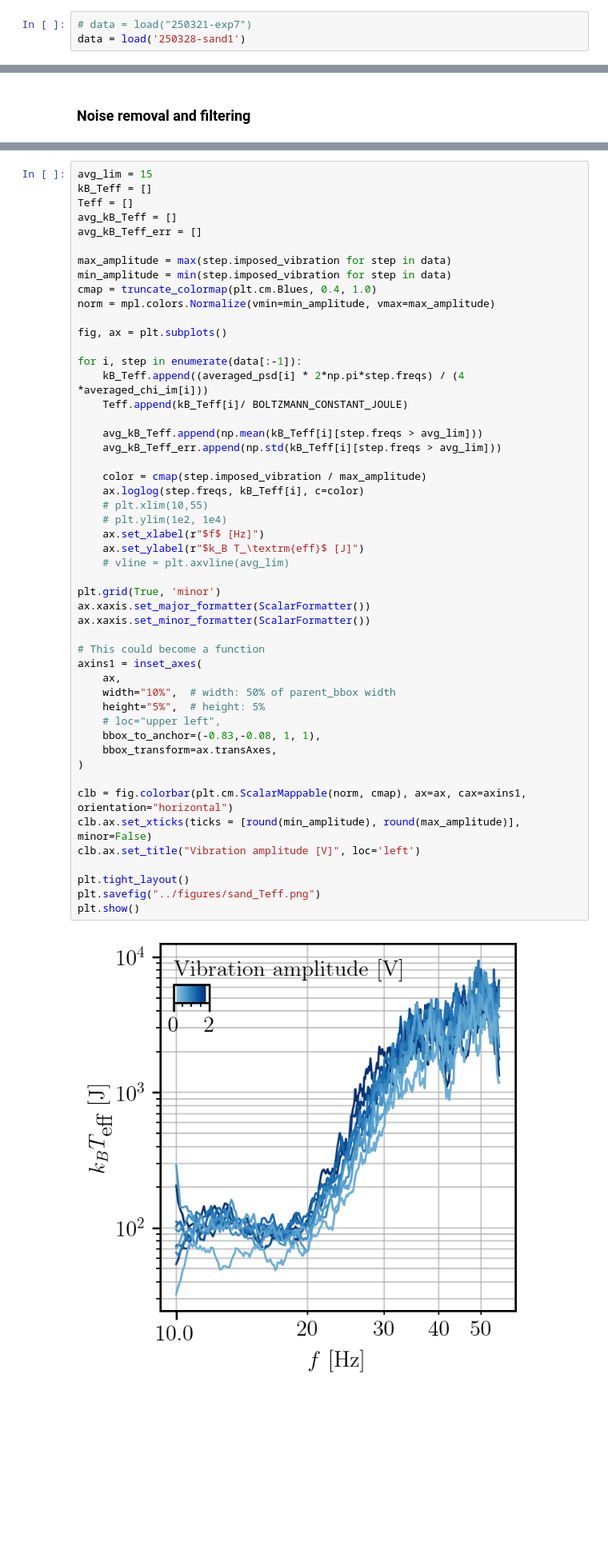
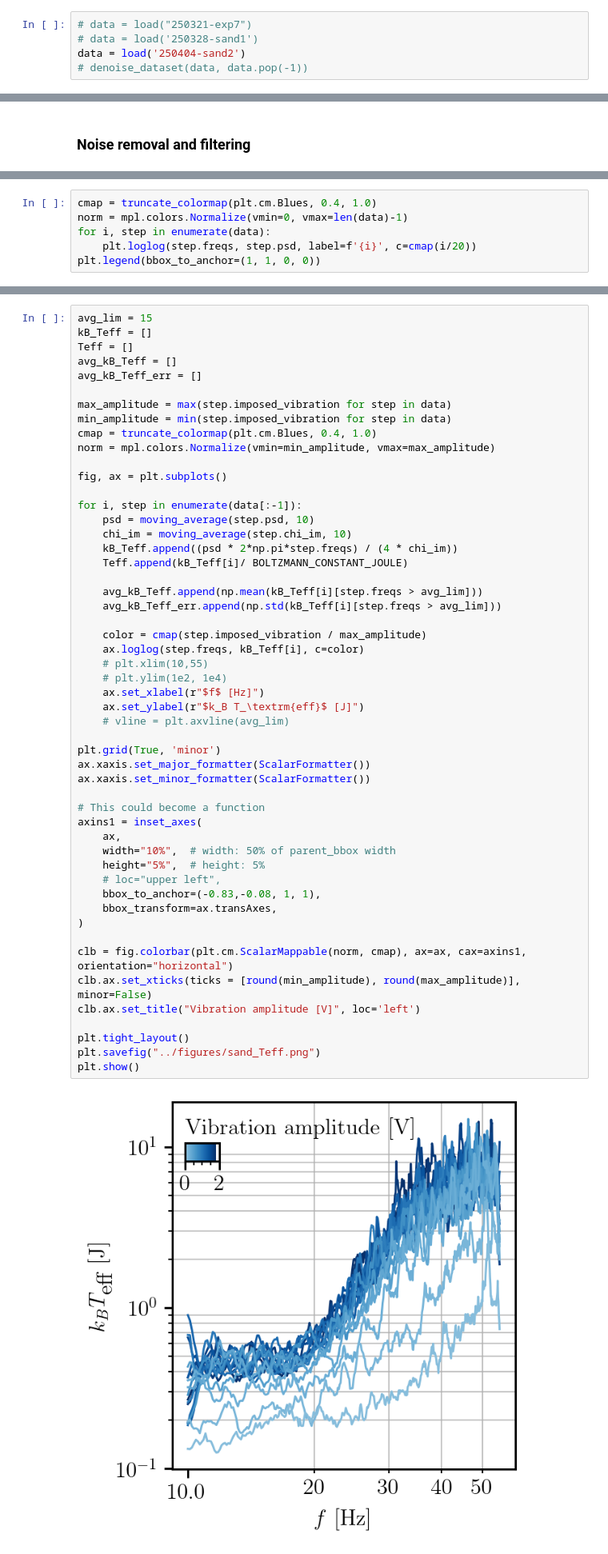
Before and after one commit to TomVdt/TPIII, a Jupyter notebook: 05-milieux-granulaires/analyse/exp2_sand_psd.ipynb, the cells around one changed output, grey strips where cells are left out. Shown at 80% size. Cells and saved outputs as stored; diff of their text form; blank space fills up the shorter version.

Commit message:
nice psd plot

```diff
--- a/05-milieux-granulaires/analyse/exp2_sand_psd.ipynb
+++ b/05-milieux-granulaires/analyse/exp2_sand_psd.ipynb
@@ -26,5 +26,7 @@ mpl.rcParams.update(rcParams)
 ## Load
 # %%
 # data = load("250321-exp7")
-data = load('250328-sand1')
+# data = load('250328-sand1')
+data = load('250404-sand2')
+# denoise_dataset(data, data.pop(-1))
 # %% [output]
@@ -79,0 +40,6 @@ for i, step in enumerate(data[:-1]):
+# %%
+cmap = truncate_colormap(plt.cm.Blues, 0.4, 1.0)
+norm = mpl.colors.Normalize(vmin=0, vmax=len(data)-1)
+for i, step in enumerate(data):
+    plt.loglog(step.freqs, step.psd, label=f'{i}', c=cmap(i/20))
+plt.legend(bbox_to_anchor=(1, 1, 0, 0))
@@ -92,7 +61,9 @@ norm = mpl.colors.Normalize(vmin=min_amplitude, vmax=max_amplitude)
 fig, ax = plt.subplots()
 
 for i, step in enumerate(data[:-1]):
-    kB_Teff.append((averaged_psd[i] * 2*np.pi*step.freqs) / (4 *averaged_chi_im[i]))
+    psd = moving_average(step.psd, 10)
+    chi_im = moving_average(step.chi_im, 10)
+    kB_Teff.append((psd * 2*np.pi*step.freqs) / (4 * chi_im))
     Teff.append(kB_Teff[i]/ BOLTZMANN_CONSTANT_JOULE)
 
     avg_kB_Teff.append(np.mean(kB_Teff[i][step.freqs > avg_lim]))
@@ -101,34 +72,34 @@ for i, step in enumerate(data[:-1]):
     color = cmap(step.imposed_vibration / max_amplitude)
     ax.loglog(step.freqs, kB_Teff[i], c=color)
     # plt.xlim(10,55)
     # plt.ylim(1e2, 1e4)
     ax.set_xlabel(r"$f$ [Hz]")
     ax.set_ylabel(r"$k_B T_\textrm{eff}$ [J]")
     # vline = plt.axvline(avg_lim)
 
 plt.grid(True, 'minor')
 ax.xaxis.set_major_formatter(ScalarFormatter())
 ax.xaxis.set_minor_formatter(ScalarFormatter())
 
 # This could become a function
 axins1 = inset_axes(
     ax,
     width="10%",  # width: 50% of parent_bbox width
     height="5%",  # height: 5%
     # loc="upper left",
     bbox_to_anchor=(-0.83,-0.08, 1, 1),
     bbox_transform=ax.transAxes,
 )
 
 clb = fig.colorbar(plt.cm.ScalarMappable(norm, cmap), ax=ax, cax=axins1, orientation="horizontal")
 clb.ax.set_xticks(ticks = [round(min_amplitude), round(max_amplitude)], minor=False)
 clb.ax.set_title("Vibration amplitude [V]", loc='left')
 
 plt.tight_layout()
 plt.savefig("../figures/sand_Teff.png")
 plt.show()
 # %% [output]
-[figure, old version]
+[figure, new version]
 # %%
 # Teff vs amplitude d'oscillation
 amplitudes = np.array([step.imposed_vibration for step in data[:-1]])
```
Also changed, not shown: parts of 3 cells of this notebook, 5 other files.
